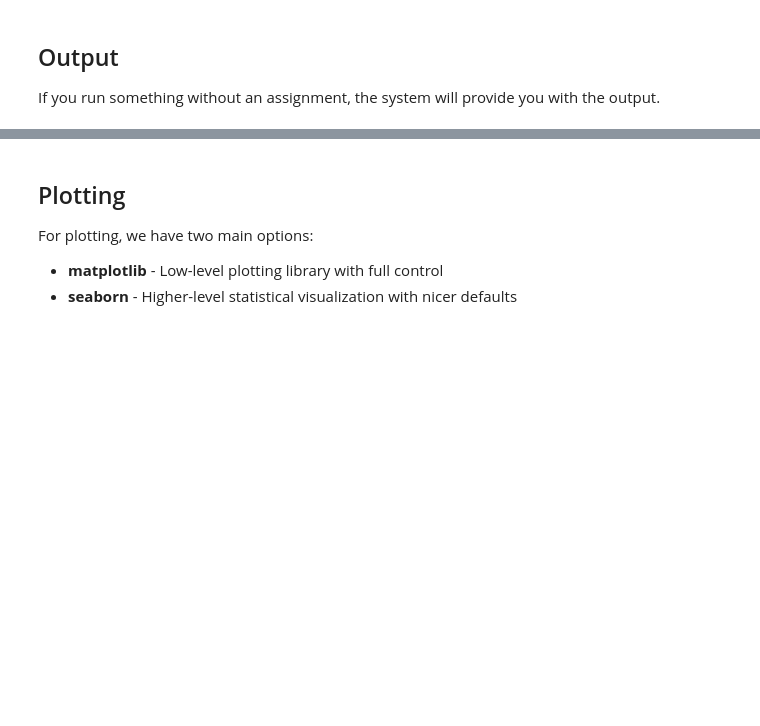
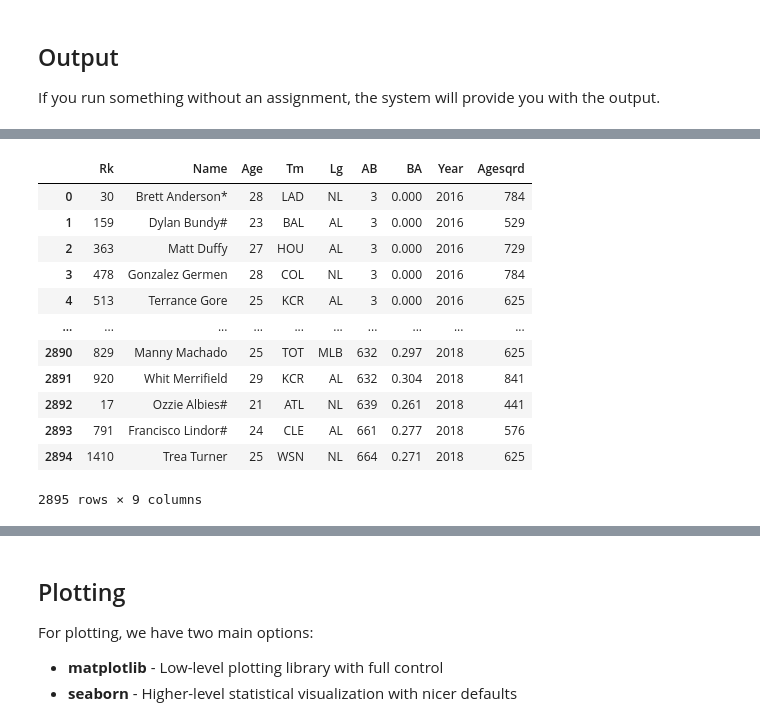
Before and after one commit to tayweid/tayweid.github.io, a Jupyter notebook: econ-2823/parts/01-Jupyter/01_Jupyter.ipynb, the cells around one changed output, grey strips where cells are left out. Drawn from its saved outputs; the diff is of its cells as text; code cells hidden in the pictures; blank space fills up the shorter version.

```diff
--- a/econ-2823/parts/01-Jupyter/01_Jupyter.ipynb
+++ b/econ-2823/parts/01-Jupyter/01_Jupyter.ipynb
@@ -121,0 +145,16 @@ BA_reg1.params
+# %%
+MLB16_18
+# %% [output]
+|  | Rk | Name | Age | Tm | Lg | AB | BA | Year | Agesqrd |
+| 0 | 30 | Brett Anderson* | 28 | LAD | NL | 3 | 0.000 | 2016 | 784 |
+| 1 | 159 | Dylan Bundy# | 23 | BAL | AL | 3 | 0.000 | 2016 | 529 |
+| 2 | 363 | Matt Duffy | 27 | HOU | AL | 3 | 0.000 | 2016 | 729 |
+| 3 | 478 | Gonzalez Germen | 28 | COL | NL | 3 | 0.000 | 2016 | 784 |
+| 4 | 513 | Terrance Gore | 25 | KCR | AL | 3 | 0.000 | 2016 | 625 |
+| ... | ... | ... | ... | ... | ... | ... | ... | ... | ... |
+| 2890 | 829 | Manny Machado | 25 | TOT | MLB | 632 | 0.297 | 2018 | 625 |
+| 2891 | 920 | Whit Merrifield | 29 | KCR | AL | 632 | 0.304 | 2018 | 841 |
+| 2892 | 17 | Ozzie Albies# | 21 | ATL | NL | 639 | 0.261 | 2018 | 441 |
+| 2893 | 791 | Francisco Lindor# | 24 | CLE | AL | 661 | 0.277 | 2018 | 576 |
+| 2894 | 1410 | Trea Turner | 25 | WSN | NL | 664 | 0.271 | 2018 | 625 |
+2895 rows × 9 columns
```
Also changed, not shown: parts of 19 cells of this notebook, 8 other files.
